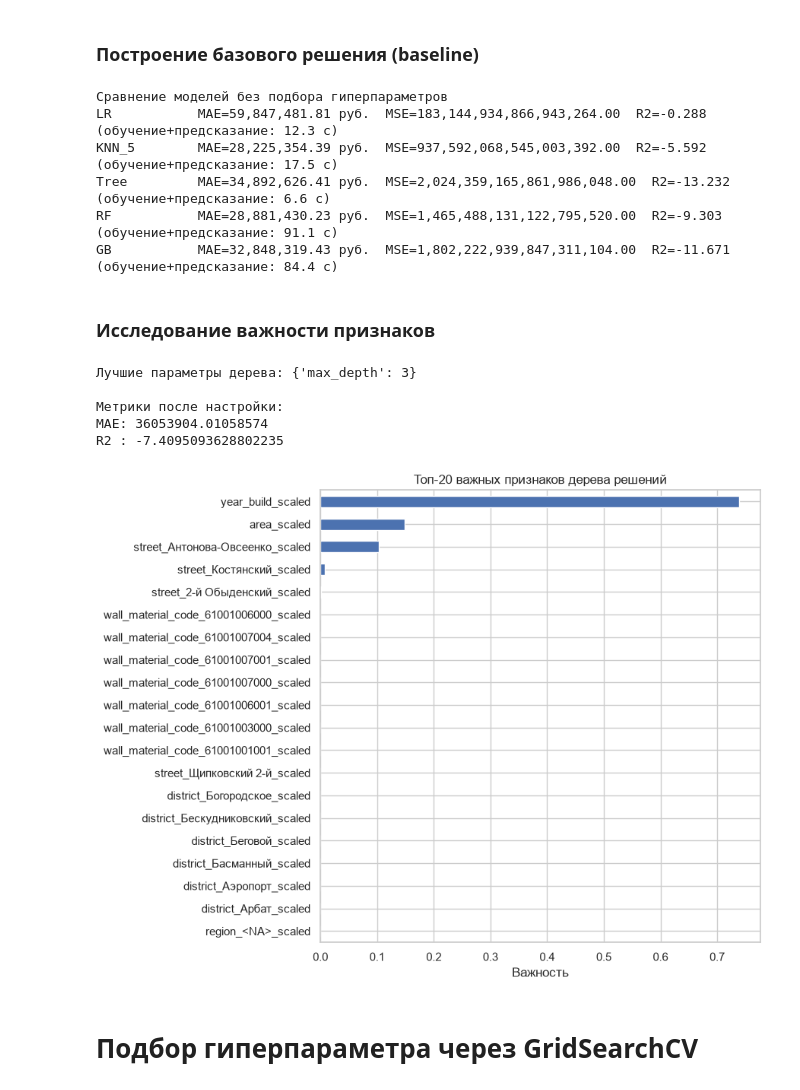
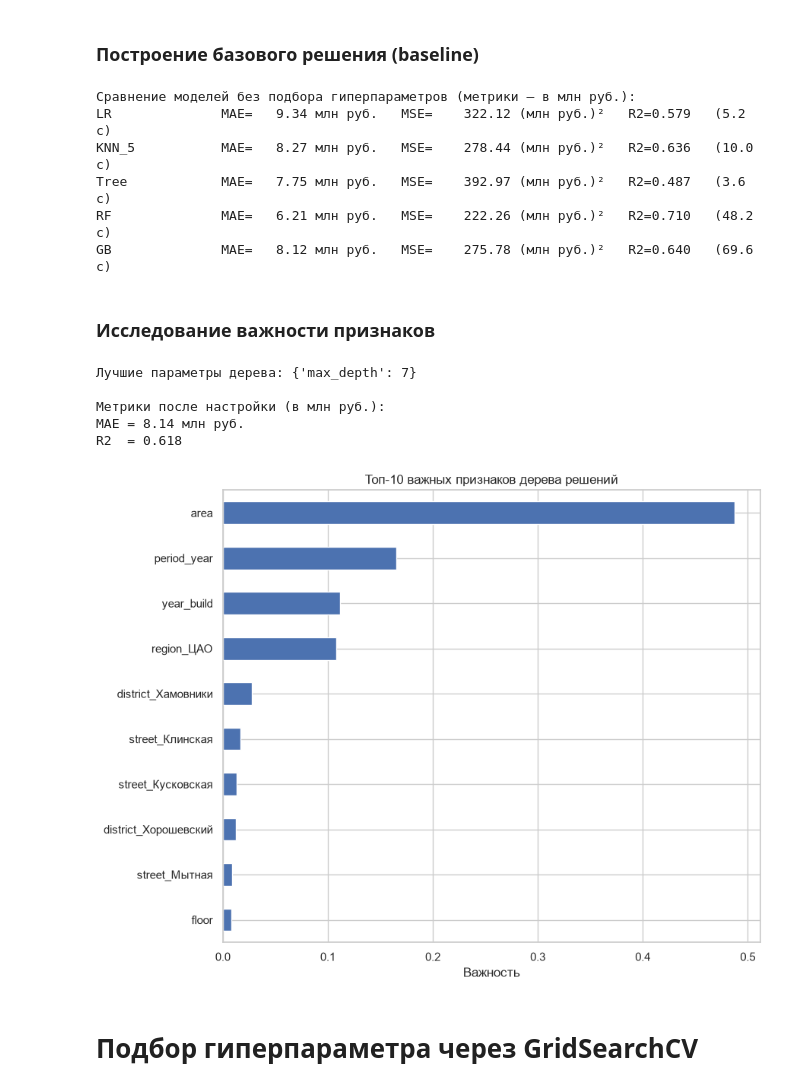
Before and after one commit to o-Anna-o/Prognosis_system, a Jupyter notebook: Prognosis_system.ipynb, the cells around one changed output. Drawn from its saved outputs; the diff is of its cells as text; code cells hidden in the pictures.

```diff
--- a/Prognosis_system.ipynb
+++ b/Prognosis_system.ipynb
@@ -391,25 +442,24 @@ categorical_cols = ['region', 'district', 'street', 'wall_material_code']
 numeric_cols = ['year_build', 'floor', 'area', 'period_year', 'period_month']
 feature_cols = categorical_cols + numeric_cols
 
-# One-hot encoding для категорий; числовые признаки масштабируем MinMaxScaler.
-# get_dummies позволяет сохранить понятную таблицу признаков для дальнейших ячеек.
+# One-hot encoding для категориальных признаков
 X_all = pd.get_dummies(model_df[feature_cols], columns=categorical_cols, dummy_na=True, dtype=float)
 X_all = X_all.replace([np.inf, -np.inf], np.nan)
-
-# Заполняем пропуски числовых признаков медианой, чтобы масштабирование не падало.
 for col in X_all.columns:
     if X_all[col].isna().any():
         X_all[col] = X_all[col].fillna(X_all[col].median() if X_all[col].notna().any() else 0)
 
-scale_cols = X_all.columns.tolist()
+# Масштабируем ТОЛЬКО числовые признаки (MinMaxScaler -> диапазон [0; 1]).
+# One-hot признаки уже в диапазоне [0; 1] и в масштабировании не нуждаются.
 sc1 = MinMaxScaler()
-sc1_data = sc1.fit_transform(X_all)
-X_scaled = pd.DataFrame(sc1_data, columns=[col + '_scaled' for col in scale_cols], index=model_df.index)
+X_all[numeric_cols] = sc1.fit_transform(X_all[numeric_cols])
+X_scaled = X_all.copy()
 
 # Сохраняем цель и признаки в единой таблице для последующего разбиения.
 model_data = X_scaled.copy()
 model_data['price'] = model_df['price'].astype(float).values
-print('Масштабирование и кодирование выполнены.')
-print('Количество признаков после кодирования:', len(scale_cols))
+print('Кодирование и масштабирование выполнены.')
+print('Масштабированы числовые признаки:', numeric_cols)
+print('Количество признаков после кодирования:', X_all.shape[1])
 display(model_data.head())
 # %% [output]
@@ -521,8 +572,7 @@ X_test : (9588, 1163) y_test : (9588,)
 import time
 
 # Сравниваем несколько регрессионных моделей на одинаковых данных.
-# SVR отключён по умолчанию: на выборке ~38k x 1163 он обучается часы (сложность ~O(n^2)),
-# при этом показывает одни из худших метрик. Включите флаг, если он нужен.
+# SVR отключён по умолчанию: на выборке ~46k x ~1100 признаков он обучается часы (сложность ~O(n^2)).
 RUN_SVR = False
 
 regr_models = {
@@ -541,65 +591,71 @@ def regr_train_model(model_name, model, logger):
     t0 = time.time()
     model.fit(regr_X_train, regr_Y_train)
     y_pred = model.predict(regr_X_test)
-    mae = mean_absolute_error(regr_Y_test, y_pred)
-    mse = mean_squared_error(regr_Y_test, y_pred)
-    r2 = r2_score(regr_Y_test, y_pred) if len(regr_Y_test) >= 2 else np.nan
+    # Метрики считаем в млн руб., чтобы числа были читаемыми:
+    # MSE в исходных рублях даёт значения порядка 1e17.
+    y_test_mln = regr_Y_test.to_numpy(dtype=float) / 1e6
+    y_pred_mln = np.asarray(y_pred, dtype=float) / 1e6
+    mae = mean_absolute_error(y_test_mln, y_pred_mln)
+    mse = mean_squared_error(y_test_mln, y_pred_mln)
+    r2 = r2_score(y_test_mln, y_pred_mln) if len(y_test_mln) >= 2 else np.nan
     logger.add('MAE', model_name, mae)
     logger.add('MSE', model_name, mse)
     logger.add('R2', model_name, r2)
     elapsed = time.time() - t0
-    print(f'{model_name:12} MAE={mae:,.2f} руб.  MSE={mse:,.2f}  R2={r2:.3f}  (обучение+предсказание: {elapsed:.1f} c)')
+    print(f'{model_name:15} MAE={mae:7.2f} млн руб.   MSE={mse:10.2f} (млн руб.)²   R2={r2:.3f}   ({elapsed:.1f} c)')
 
-print('Сравнение моделей без подбора гиперпараметров')
+print('Сравнение моделей без подбора гиперпараметров (метрики — в млн руб.):')
 for name, model in regr_models.items():
     regr_train_model(name, model, regrMetricLogger)
 # %% [output]
-Сравнение моделей без подбора гиперпараметров
-LR           MAE=59,847,481.81 руб.  MSE=183,144,934,866,943,264.00  R2=-0.288  (обучение+предсказание: 12.3 c)
-KNN_5        MAE=28,225,354.39 руб.  MSE=937,592,068,545,003,392.00  R2=-5.592  (обучение+предсказание: 17.5 c)
-Tree         MAE=34,892,626.41 руб.  MSE=2,024,359,165,861,986,048.00  R2=-13.232  (обучение+предсказание: 6.6 c)
-RF           MAE=28,881,430.23 руб.  MSE=1,465,488,131,122,795,520.00  R2=-9.303  (обучение+предсказание: 91.1 c)
-GB           MAE=32,848,319.43 руб.  MSE=1,802,222,939,847,311,104.00  R2=-11.671  (обучение+предсказание: 84.4 c)
+Сравнение моделей без подбора гиперпараметров (метрики — в млн руб.):
+LR              MAE=   9.34 млн руб.   MSE=    322.12 (млн руб.)²   R2=0.579   (5.2 c)
+KNN_5           MAE=   8.27 млн руб.   MSE=    278.44 (млн руб.)²   R2=0.636   (10.0 c)
+Tree            MAE=   7.75 млн руб.   MSE=    392.97 (млн руб.)²   R2=0.487   (3.6 c)
+RF              MAE=   6.21 млн руб.   MSE=    222.26 (млн руб.)²   R2=0.710   (48.2 c)
+GB              MAE=   8.12 млн руб.   MSE=    275.78 (млн руб.)²   R2=0.640   (69.6 c)
 # %% [markdown]
 ### Исследование важности признаков
 # %%
 # Подбираем максимальную глубину дерева решений.
-# Число фолдов ограничиваем размером обучающей выборки.
+tree_best_depth = None
 cv_splits = min(5, len(regr_X_train))
 if cv_splits >= 2:
     params = {'max_depth': [3, 5, 7, 10, None]}
     grid_tree = GridSearchCV(
         DecisionTreeRegressor(random_state=42), params,
         cv=cv_splits, scoring='r2', n_jobs=-1
     )
     grid_tree.fit(regr_X_train, regr_Y_train)
+    tree_best_depth = grid_tree.best_params_['max_depth']
     print('Лучшие параметры дерева:', grid_tree.best_params_)
 
-    tuned_tree = DecisionTreeRegressor(
-        max_depth=grid_tree.best_params_['max_depth'], random_state=42
-    )
+    tuned_tree = DecisionTreeRegressor(max_depth=tree_best_depth, random_state=42)
     tuned_tree.fit(regr_X_train, regr_Y_train)
     pred_tuned = tuned_tree.predict(regr_X_test)
-    print('\nМетрики после настройки:')
-    print('MAE:', mean_absolute_error(regr_Y_test, pred_tuned))
-    print('R2 :', r2_score(regr_Y_test, pred_tuned) if len(regr_Y_test) >= 2 else np.nan)
+    mae_tuned = mean_absolute_error(regr_Y_test, pred_tuned) / 1e6
+    r2_tuned = r2_score(regr_Y_test, pred_tuned) if len(regr_Y_test) >= 2 else np.nan
+    print('\nМетрики после настройки (в млн руб.):')
+    print(f'MAE = {mae_tuned:.2f} млн руб.')
+    print(f'R2  = {r2_tuned:.3f}')
 
-    importances = pd.Series(tuned_tree.feature_importances_, index=regr_X_train.columns).sort_values().tail(3)
+    importances = pd.Series(tuned_tree.feature_importances_,
+                            index=regr_X_train.columns).sort_values().tail(10)
     plt.figure(figsize=(9, 7))
     importances.plot(kind='barh')
-    plt.title('Топ-20 важных признаков дерева решений')
+    plt.title('Топ-10 важных признаков дерева решений')
     plt.xlabel('Важность')
     plt.tight_layout()
     plt.show()
 else:
     print('Недостаточно объектов для GridSearchCV дерева решений.')
 # %% [output]
-Лучшие параметры дерева: {'max_depth': 3}
+Лучшие параметры дерева: {'max_depth': 7}
 
-Метрики после настройки:
-MAE: 36053904.01058574
-R2 : -7.4095093628802235
+Метрики после настройки (в млн руб.):
+MAE = 8.14 млн руб.
+R2  = 0.618
-[figure, old version]
+[figure, new version]
 # %% [markdown]
 # Подбор гиперпараметра через GridSearchCV
 # %%
```
Also changed, not shown: parts of 30 cells of this notebook.
